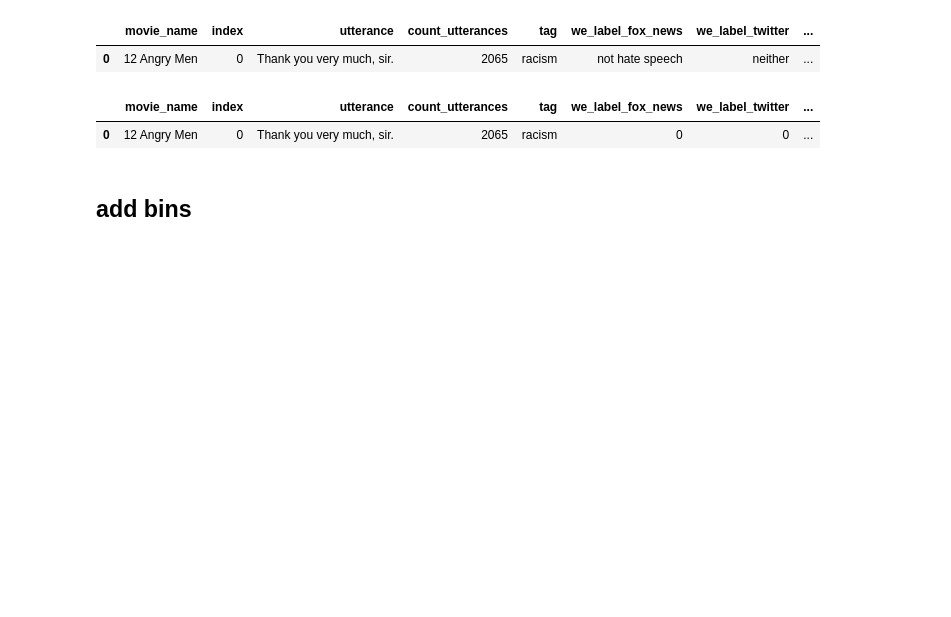
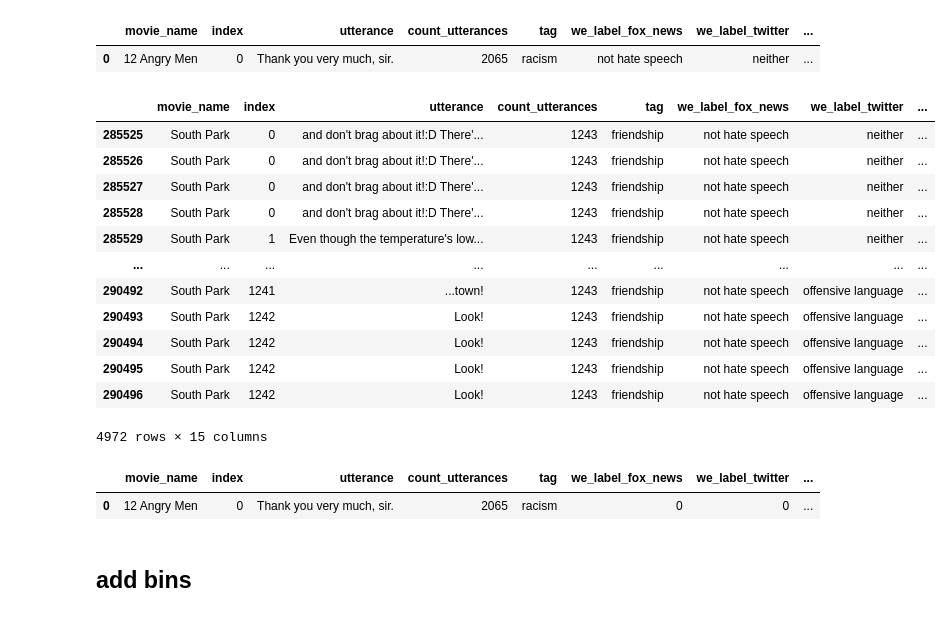
Before and after one commit to nvbogu/movie_hatespeech_detection, a Jupyter notebook: plot_results.ipynb, the cells around one changed output. Saved outputs shown, nothing was run; the diff lists cells and outputs as text; code cells hidden in the pictures; blank space fills up the shorter version.

```diff
--- a/plot_results.ipynb
+++ b/plot_results.ipynb
@@ -7,6 +7,22 @@ df_result.head(1)
 # %% [output]
 |  | movie_name | index | utterance | count_utterances | tag | we_label_fox_news | we_label_twitter | ... |
 | 0 | 12 Angry Men | 0 | Thank you very much, sir. | 2065 | racism | not hate speech | neither | ... |
+# %%
+df_result[df_result.movie_name=='South Park']
+# %% [output]
+|  | movie_name | index | utterance | count_utterances | tag | we_label_fox_news | we_label_twitter | ... |
+| 285525 | South Park | 0 | and don't brag about it!:D There'... | 1243 | friendship | not hate speech | neither | ... |
+| 285526 | South Park | 0 | and don't brag about it!:D There'... | 1243 | friendship | not hate speech | neither | ... |
+| 285527 | South Park | 0 | and don't brag about it!:D There'... | 1243 | friendship | not hate speech | neither | ... |
+| 285528 | South Park | 0 | and don't brag about it!:D There'... | 1243 | friendship | not hate speech | neither | ... |
+| 285529 | South Park | 1 | Even though the temperature's low... | 1243 | friendship | not hate speech | neither | ... |
+| ... | ... | ... | ... | ... | ... | ... | ... | ... |
+| 290492 | South Park | 1241 | ...town! | 1243 | friendship | not hate speech | offensive language | ... |
+| 290493 | South Park | 1242 | Look! | 1243 | friendship | not hate speech | offensive language | ... |
+| 290494 | South Park | 1242 | Look! | 1243 | friendship | not hate speech | offensive language | ... |
+| 290495 | South Park | 1242 | Look! | 1243 | friendship | not hate speech | offensive language | ... |
+| 290496 | South Park | 1242 | Look! | 1243 | friendship | not hate speech | offensive language | ... |
+4972 rows × 15 columns
 # %%
 def replace_val(df):
     df = df.replace('neither',0)
```
Also changed, not shown: 38 other files.
